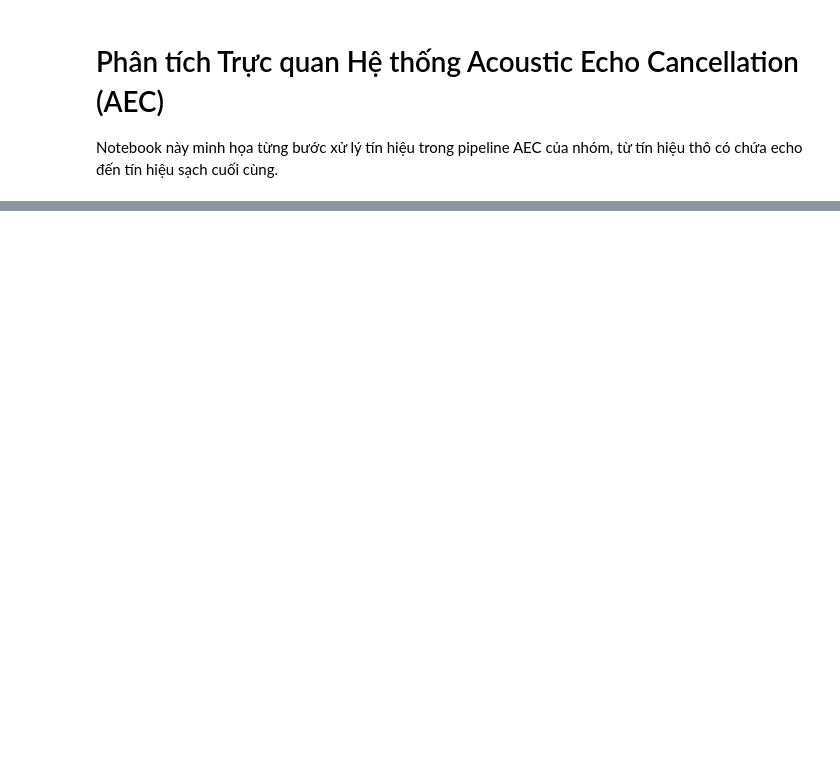
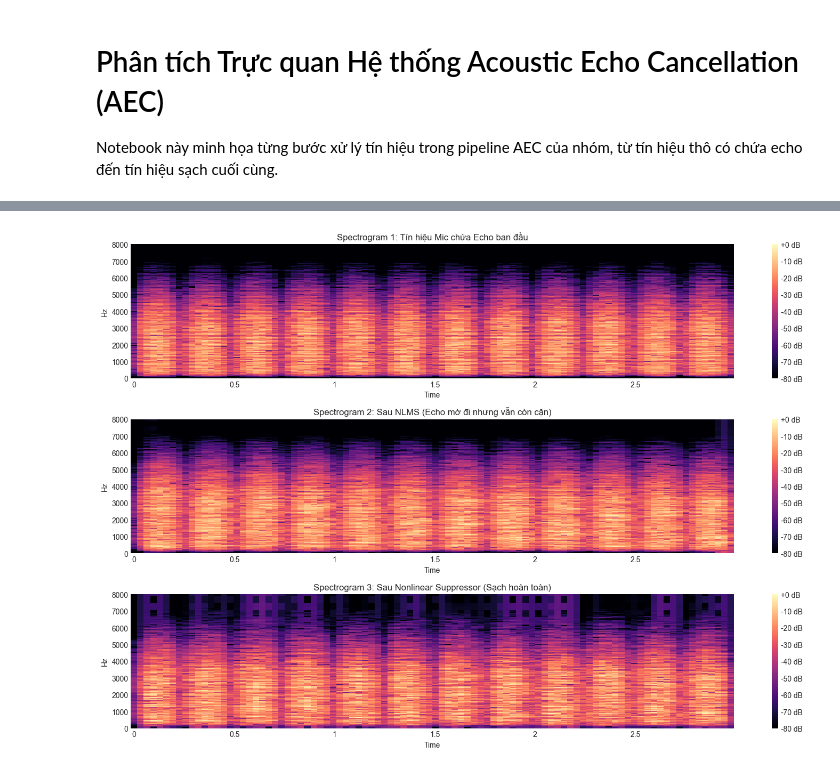
Before and after one commit to ZgsNat/DSP-Acoustic-Echo-Cancellation, a Jupyter notebook: aec-project/docs/demo_core.ipynb, the cells around one changed output, grey strips where cells are left out. Drawn from its saved outputs; the diff is of its cells as text; code cells hidden in the pictures; blank space fills up the shorter version.

```diff
--- a/aec-project/docs/demo_core.ipynb
+++ b/aec-project/docs/demo_core.ipynb
@@ -23,0 +127,41 @@ ModuleNotFoundError: No module named 'matplotlib'
+# %%
+# Chúng ta vẽ spectrogram để thấy NLMS chỉ giảm mờ, còn Nonlinear thì gọt sạch cặn.
+plt.figure(figsize=(15, 10))
+
+plt.subplot(3, 1, 1)
+librosa.display.specshow(librosa.amplitude_to_db(np.abs(librosa.stft(mic_signal)), ref=np.max),
+                         y_axis='hz', x_axis='time', sr=SAMPLE_RATE)
+plt.title("Spectrogram 1: Tín hiệu Mic chứa Echo ban đầu")
+plt.colorbar(format='%+2.0f dB')
+
+plt.subplot(3, 1, 2)
+librosa.display.specshow(librosa.amplitude_to_db(np.abs(librosa.stft(output_signal)), ref=np.max),
+                         y_axis='hz', x_axis='time', sr=SAMPLE_RATE)
+plt.title("Spectrogram 2: Sau NLMS (Echo mờ đi nhưng vẫn còn cặn)")
+plt.colorbar(format='%+2.0f dB')
+
+# Chạy qua Nonlinear Suppressor
+nlp = NonlinearSuppressor(frame_size=FRAME_SIZE)
+final_out = np.zeros_like(output_signal)
+
+for i in range(0, len(output_signal) - FRAME_SIZE, FRAME_SIZE):
+    res_frame = output_signal[i:i+FRAME_SIZE]
+
+    # Giả lập lại echo_estimate từ nlms
+    # Trong thực tế, bạn lấy trực tiếp y_frame từ bước NLMS
+    # Ở đây để minh họa đơn giản, ta lấy hiệu số
+    y_frame = mic_signal[i:i+FRAME_SIZE] - res_frame
+
+    final_frame = nlp.process(res_frame, y_frame)
+    final_out[i:i+FRAME_SIZE] = final_frame
+
+plt.subplot(3, 1, 3)
+librosa.display.specshow(librosa.amplitude_to_db(np.abs(librosa.stft(final_out)), ref=np.max),
+                         y_axis='hz', x_axis='time', sr=SAMPLE_RATE)
+plt.title("Spectrogram 3: Sau Nonlinear Suppressor (Sạch hoàn toàn)")
+plt.colorbar(format='%+2.0f dB')
+
+plt.tight_layout()
+plt.show()
+# %% [output]
+[figure, added]
```
Also changed, not shown: parts of 8 cells of this notebook.
